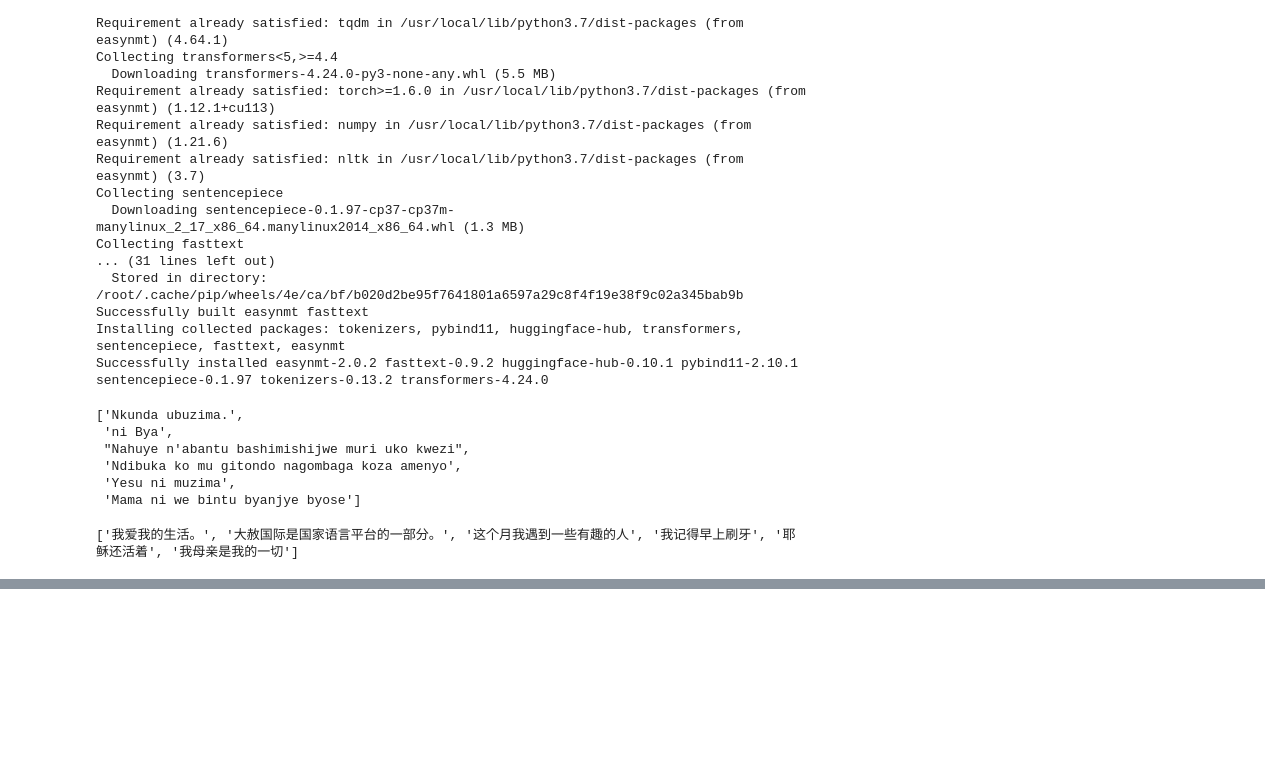
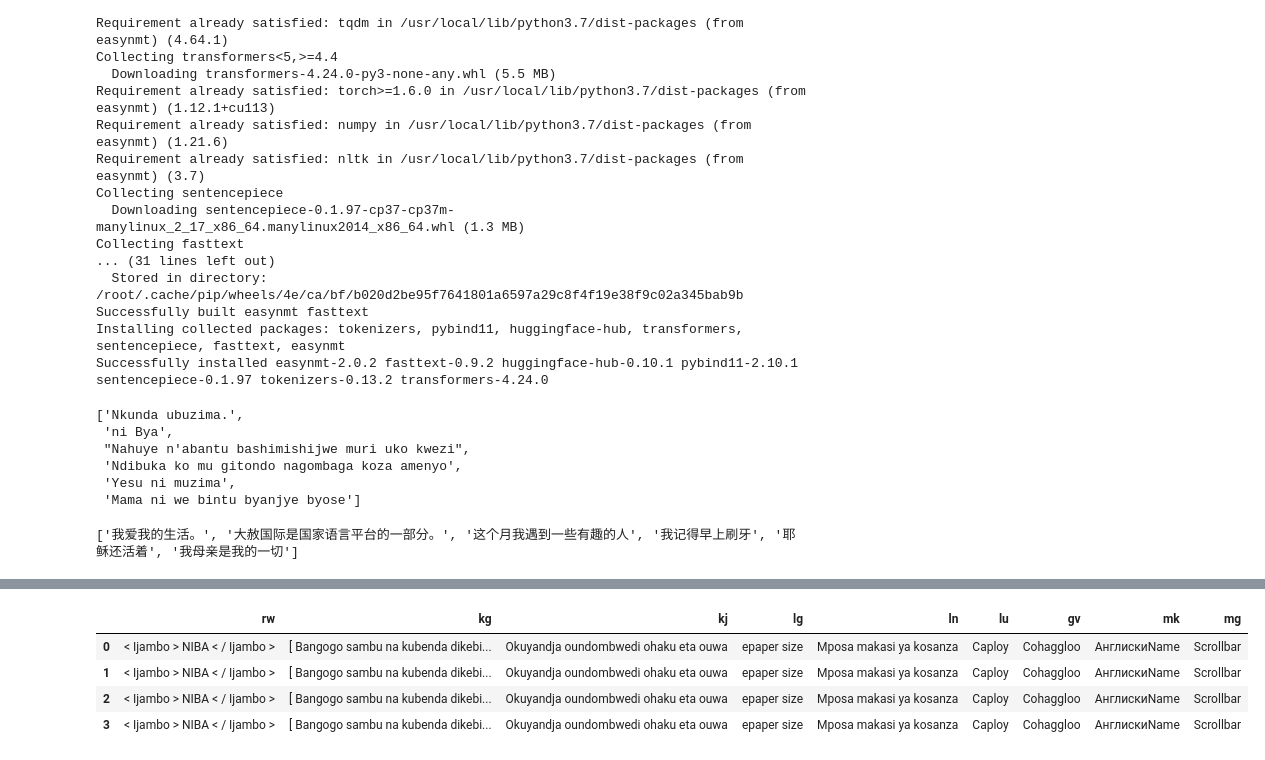
Before and after one commit to GustaveRw/NLP-Fellowship, a Jupyter notebook: EasyNMT.ipynb, the cells around one changed output, grey strips where cells are left out. Drawn from its saved outputs; the diff is of its cells as text; code cells hidden in the pictures; blank space fills up the shorter version.

```diff
--- a/EasyNMT.ipynb
+++ b/EasyNMT.ipynb
@@ -49,0 +126,12 @@ translations_zh
+# %%
+df = pd.DataFrame()
+# %%
+rw_sentences = [
+
+     'Umugabo mbwa aseka imbohe',
+    'Umugabo mbwa aseka imbohe',
+    'Umwana muriz ntakurwa urutozi',
+     'Umugabo mbwa aseka imbohe'
+]
+# %%
+df['rw'] = rw_sentences
@@ -49,0 +146,15 @@ translations_zh
+# %%
+for language in languages_json[80:100]:
+  code = language['code']
+  try:
+     df[code] = model.translate('english', source_lang='en', target_lang=code)
+  except:
+     pass
+# %%
+df
+# %% [output]
+|  | rw | kg | kj | lg | ln | lu | gv | mk | mg |
+| 0 | < Ijambo > NIBA < / Ijambo > | [ Bangogo sambu na kubenda dikebi... | Okuyandja oundombwedi ohaku eta ouwa | epaper size | Mposa makasi ya kosanza | Caploy | Cohaggloo | АнглискиName | Scrollbar |
+| 1 | < Ijambo > NIBA < / Ijambo > | [ Bangogo sambu na kubenda dikebi... | Okuyandja oundombwedi ohaku eta ouwa | epaper size | Mposa makasi ya kosanza | Caploy | Cohaggloo | АнглискиName | Scrollbar |
+| 2 | < Ijambo > NIBA < / Ijambo > | [ Bangogo sambu na kubenda dikebi... | Okuyandja oundombwedi ohaku eta ouwa | epaper size | Mposa makasi ya kosanza | Caploy | Cohaggloo | АнглискиName | Scrollbar |
+| 3 | < Ijambo > NIBA < / Ijambo > | [ Bangogo sambu na kubenda dikebi... | Okuyandja oundombwedi ohaku eta ouwa | epaper size | Mposa makasi ya kosanza | Caploy | Cohaggloo | АнглискиName | Scrollbar |
```
Also changed, not shown: parts of 8 cells of this notebook.
